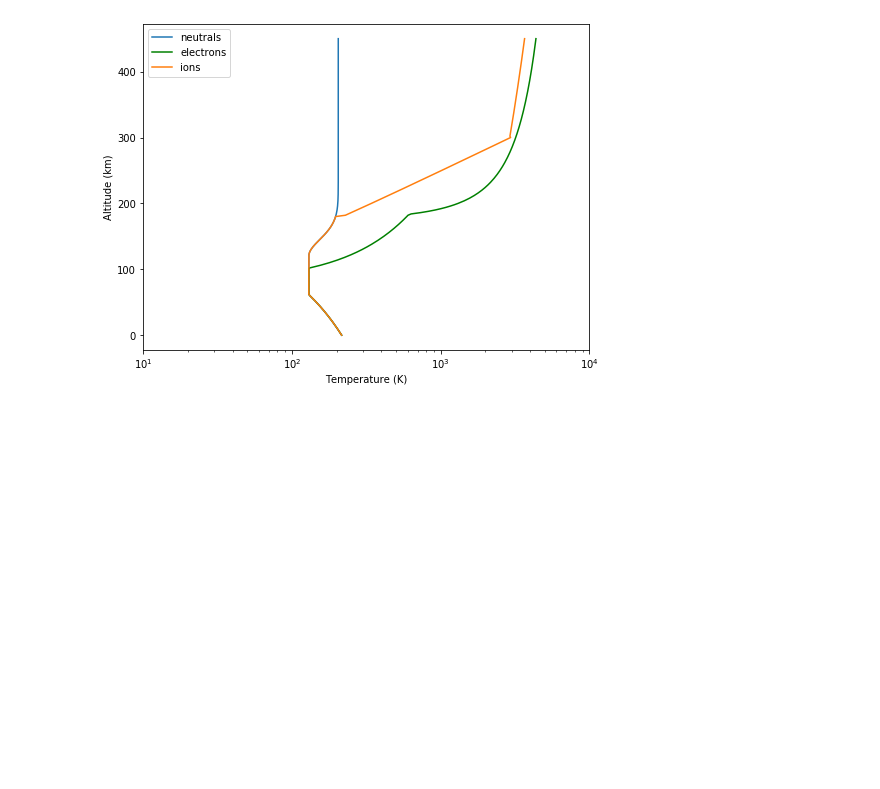
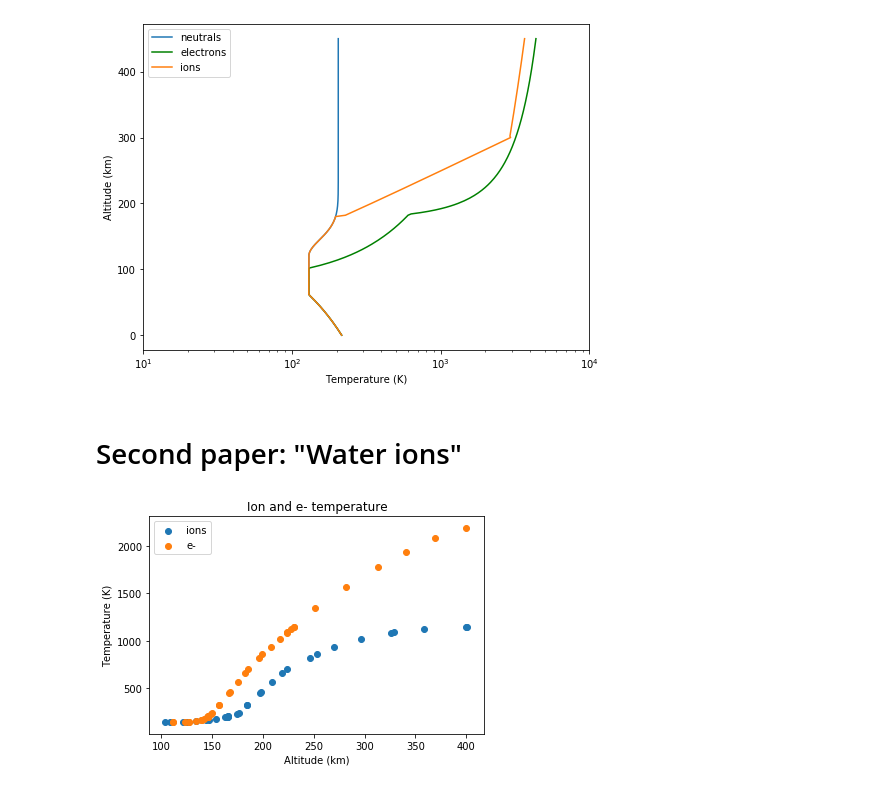
Before and after one commit to emcangi/bluejay, a Jupyter notebook: temp_profiles.ipynb, the cells around one changed output. Saved outputs shown, nothing was run; the diff lists cells and outputs as text; code cells hidden in the pictures; blank space fills up the shorter version.

```diff
--- a/temp_profiles.ipynb
+++ b/temp_profiles.ipynb
@@ -232,3 +234,26 @@ plt.plot()
 # %% [output]
 []
 [figure]
+# %% [markdown]
+# Second paper: "Water ions"
+# %%
+# load the temperature and ion data
+data_paper2 = ascii.read("fox2015-temps-all3.csv")
+# print(data_paper2)
+ion_data = np.asarray([sorted(list(data_paper2["Ti"])), sorted(list(data_paper2["x"]))]).T
+e_data = np.asarray([sorted(list(data_paper2["Te"])), sorted(list(data_paper2["x"]))]).T
+ion_data = ion_data[np.where(ion_data[:, 0]<401)]
+# print(ion_data)
+# print(e_data)
+
+# get a quick look at what it looks like in linear space
+fig = plt.figure(figsize=(6,4))
+plt.scatter(ion_data[:, 0], ion_data[:, 1], label="ions")
+plt.scatter(e_data[:, 0], e_data[:, 1], label="e-")
+plt.legend()
+plt.xlabel("Altitude (km)")
+plt.ylabel("Temperature (K)")
+plt.title("Ion and e- temperature")
+plt.show()
+# %% [output]
+[figure, added]
```
Also changed, not shown: parts of 10 cells of this notebook, 46 other files.
